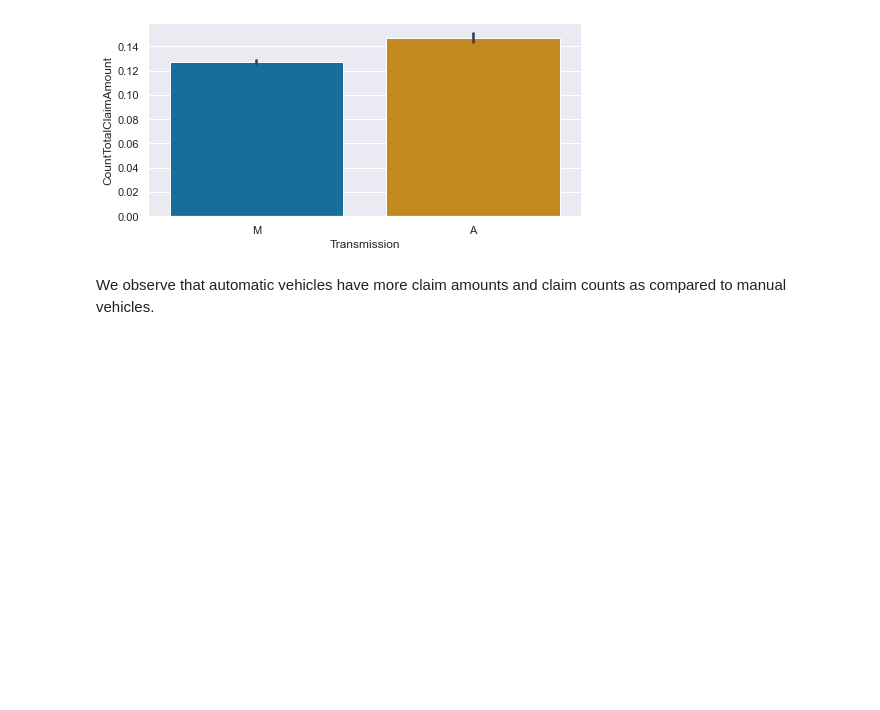
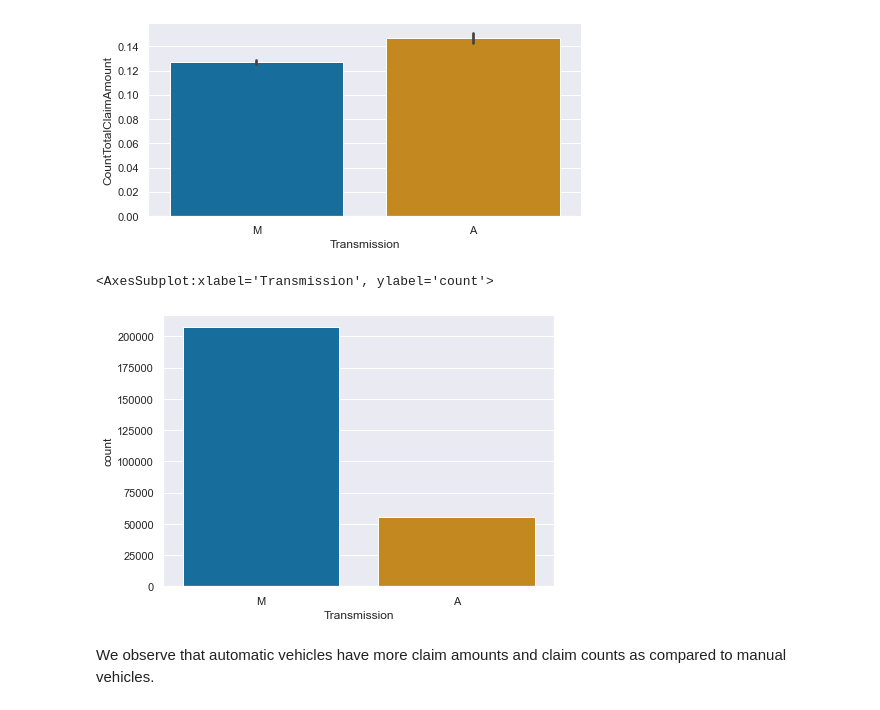
Before and after one commit to Pheelog/Insurance-Claim-Modelling, a Jupyter notebook: Hudson_EDA.ipynb, the cells around one changed output. Drawn from its saved outputs; the diff is of its cells as text; code cells hidden in the pictures; blank space fills up the shorter version.

```diff
--- a/Hudson_EDA.ipynb
+++ b/Hudson_EDA.ipynb
@@ -291,6 +300,13 @@ sns.catplot(x="Transmission", y="CountTotalClaimAmount",
 <seaborn.axisgrid.FacetGrid at 0x...>
 [figure]
 [figure]
+# %%
+sns.set_style("darkgrid")
+plt.figure(figsize=(7,5))
+sns.countplot(x ='Transmission', data = df, palette='colorblind')
+# %% [output]
+<AxesSubplot:xlabel='Transmission', ylabel='count'>
+[figure, added]
 # %% [markdown]
 We observe that automatic vehicles have more claim amounts and claim counts as compared to manual vehicles.
 # %%
```
Also changed, not shown: parts of 28 cells of this notebook.
